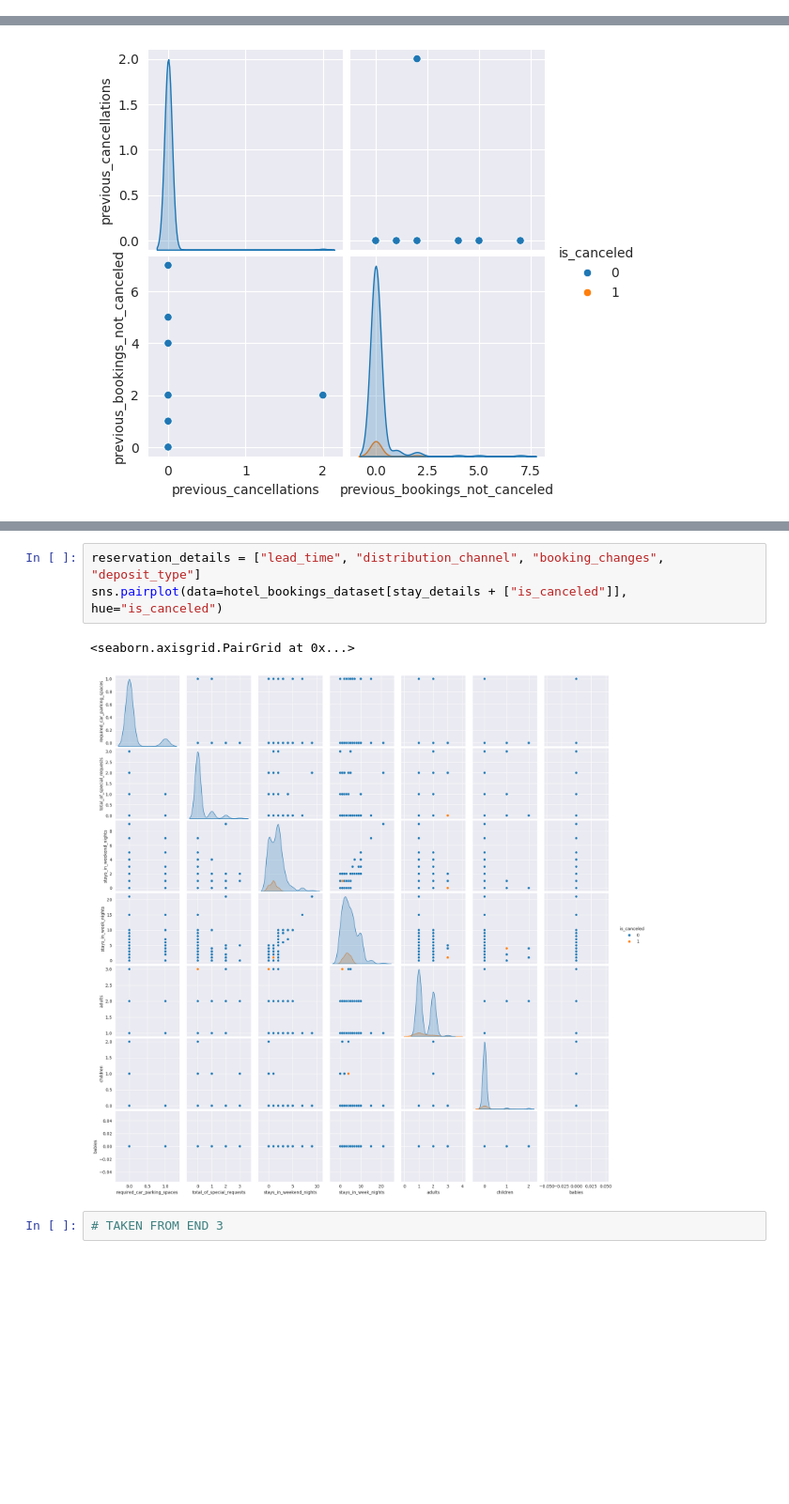
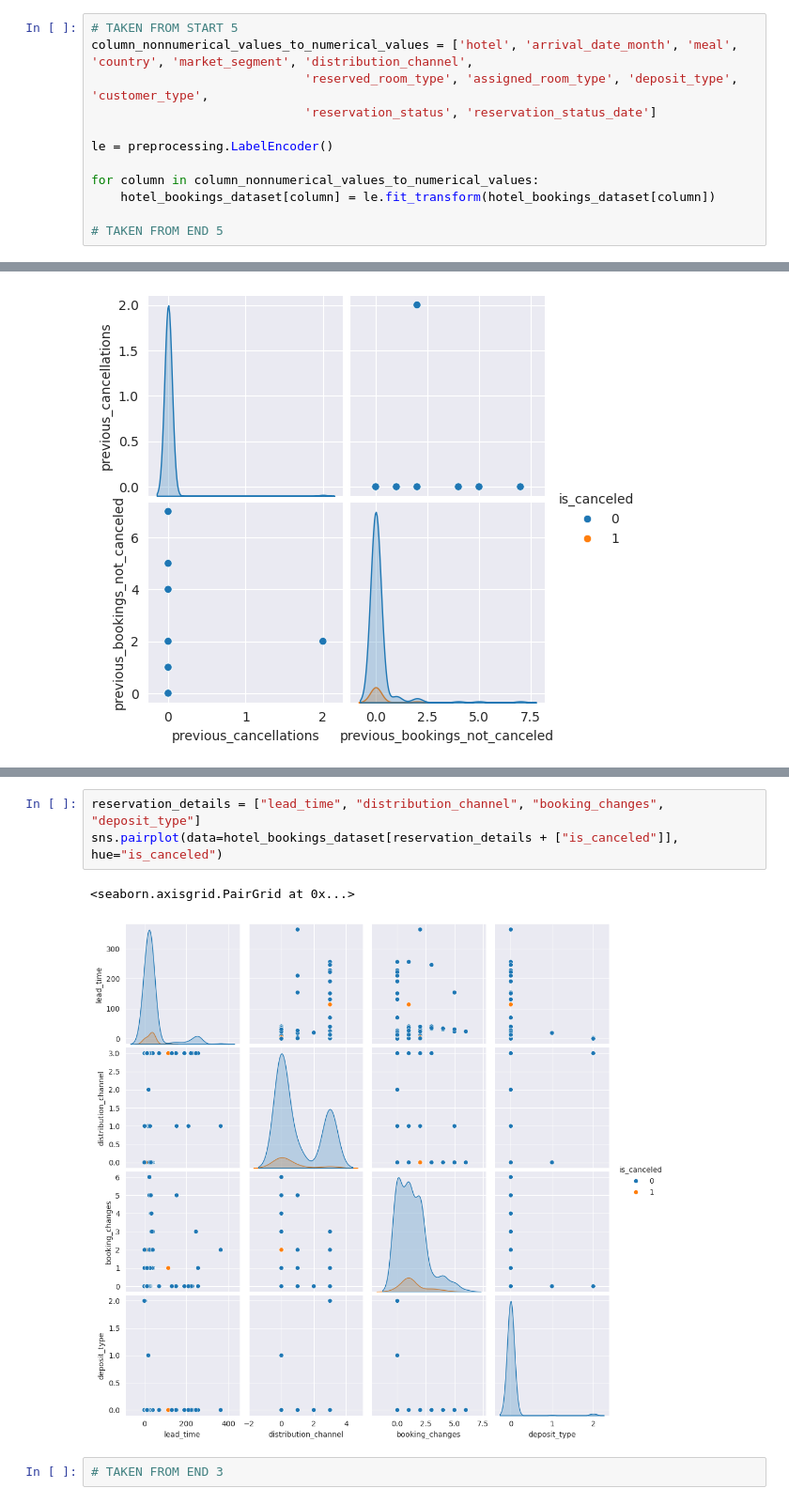
Before and after one commit to pghgh/hotel-bookings-analyzer, a Jupyter notebook: src/hotel-bookings-analyzer.ipynb, the cells around one changed output, grey strips where cells are left out. Shown at 94% size. Cells and saved outputs as stored; diff of their text form; blank space fills up the shorter version.

```diff
--- a/src/hotel-bookings-analyzer.ipynb
+++ b/src/hotel-bookings-analyzer.ipynb
@@ -88,6 +88,18 @@ min        0.000000
 75%       85.000000
 max      246.000000
 Name: adr, dtype: float64
+# %%
+# TAKEN FROM START 5
+column_nonnumerical_values_to_numerical_values = ['hotel', 'arrival_date_month', 'meal', 'country', 'market_segment', 'distribution_channel',
+                             'reserved_room_type', 'assigned_room_type', 'deposit_type', 'customer_type',
+                             'reservation_status', 'reservation_status_date']
+
+le = preprocessing.LabelEncoder()
+
+for column in column_nonnumerical_values_to_numerical_values:
+    hotel_bookings_dataset[column] = le.fit_transform(hotel_bookings_dataset[column])
+
+# TAKEN FROM END 5
 # %%
 # TAKEN FROM START 3
 # %%
@@ -107,9 +125,9 @@ sns.pairplot(data=hotel_bookings_dataset[stay_details + ["is_canceled"]], hue="i
 # %%
 reservation_details = ["lead_time", "distribution_channel", "booking_changes", "deposit_type"]
-sns.pairplot(data=hotel_bookings_dataset[stay_details + ["is_canceled"]], hue="is_canceled")
+sns.pairplot(data=hotel_bookings_dataset[reservation_details + ["is_canceled"]], hue="is_canceled")
 # %% [output]
 <seaborn.axisgrid.PairGrid at 0x...>
-[figure, old version]
+[figure, new version]
 # %%
 # TAKEN FROM END 3
 # %%
```
Also changed, not shown: parts of 3 cells of this notebook, 1 other file.
